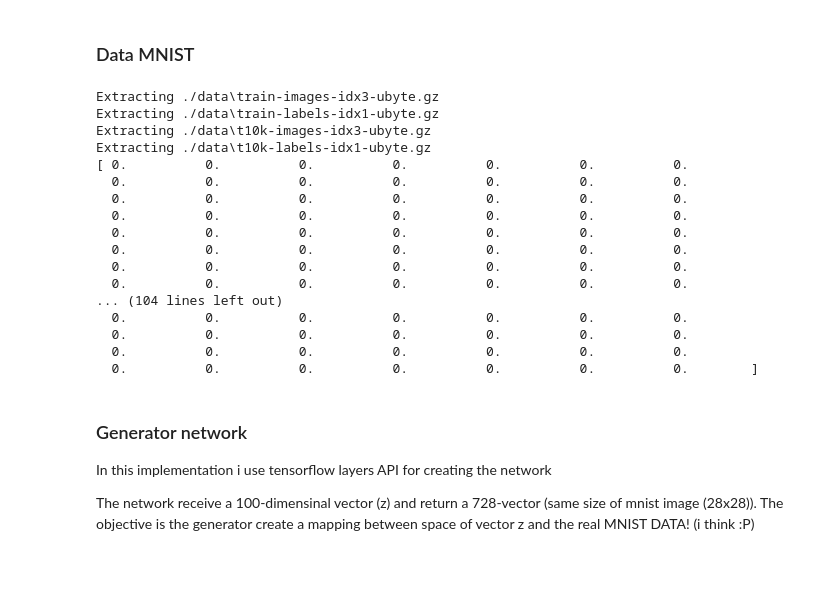
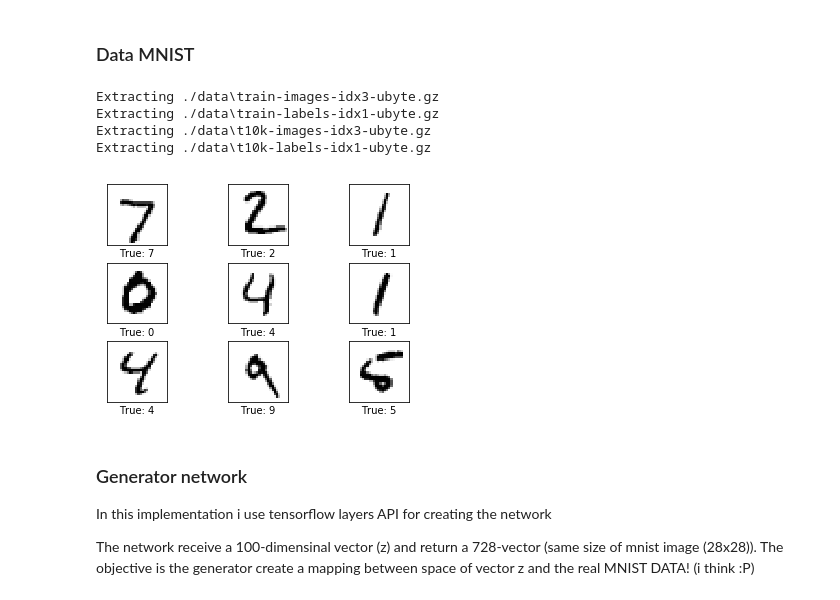
Before and after one commit to T-Almeida/GAN-study, a Jupyter notebook: GAN-2014-IanGoodfellow.ipynb, the cells around one changed output. Saved outputs shown, nothing was run; the diff lists cells and outputs as text; code cells hidden in the pictures; blank space fills up the shorter version.

```diff
--- a/GAN-2014-IanGoodfellow.ipynb
+++ b/GAN-2014-IanGoodfellow.ipynb
@@ -25,32 +25,19 @@ tf.__version__
 # %%
 mnist_flat_size = 784
 
 #mnist data
 from tensorflow.examples.tutorials.mnist import input_data
 mnist = input_data.read_data_sets("./data")
-
-print(mnist.train.images[0])
+ut.plot_mnist_images(mnist.test.images[0:9],cls_true=mnist.test.labels[0:9])
 
 #reset graph using during notebook development
 tf.reset_default_graph()
 # %% [output]
 Extracting ./data\train-images-idx3-ubyte.gz
 Extracting ./data\train-labels-idx1-ubyte.gz
 Extracting ./data\t10k-images-idx3-ubyte.gz
 Extracting ./data\t10k-labels-idx1-ubyte.gz
-[ 0.          0.          0.          0.          0.          0.          0.
-  0.          0.          0.          0.          0.          0.          0.
-  0.          0.          0.          0.          0.          0.          0.
-  0.          0.          0.          0.          0.          0.          0.
-  0.          0.          0.          0.          0.          0.          0.
-  0.          0.          0.          0.          0.          0.          0.
-  0.          0.          0.          0.          0.          0.          0.
-  0.          0.          0.          0.          0.          0.          0.
-... (104 lines left out)
-  0.          0.          0.          0.          0.          0.          0.
-  0.          0.          0.          0.          0.          0.          0.
-  0.          0.          0.          0.          0.          0.          0.
-  0.          0.          0.          0.          0.          0.          0.        ]
+[figure, added]
 # %% [markdown]
 ### Generator network
 In this implementation i use tensorflow layers API for creating the network
```
Also changed, not shown: parts of 8 cells of this notebook, 1 other file.
